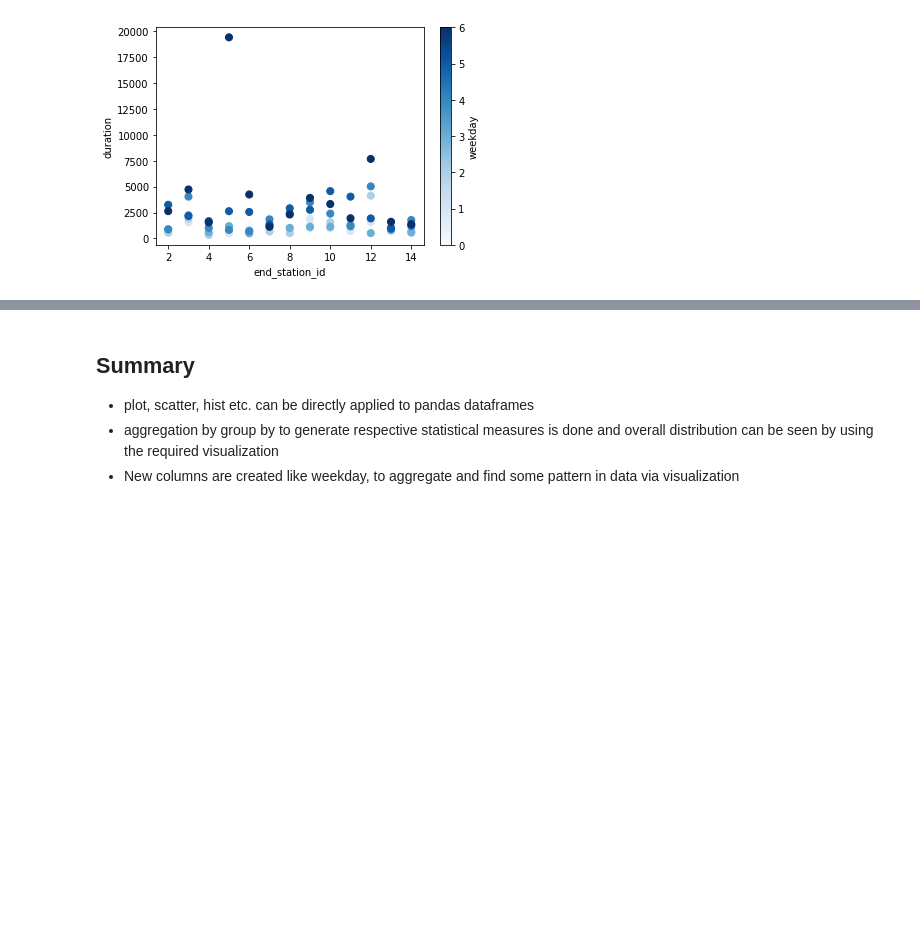
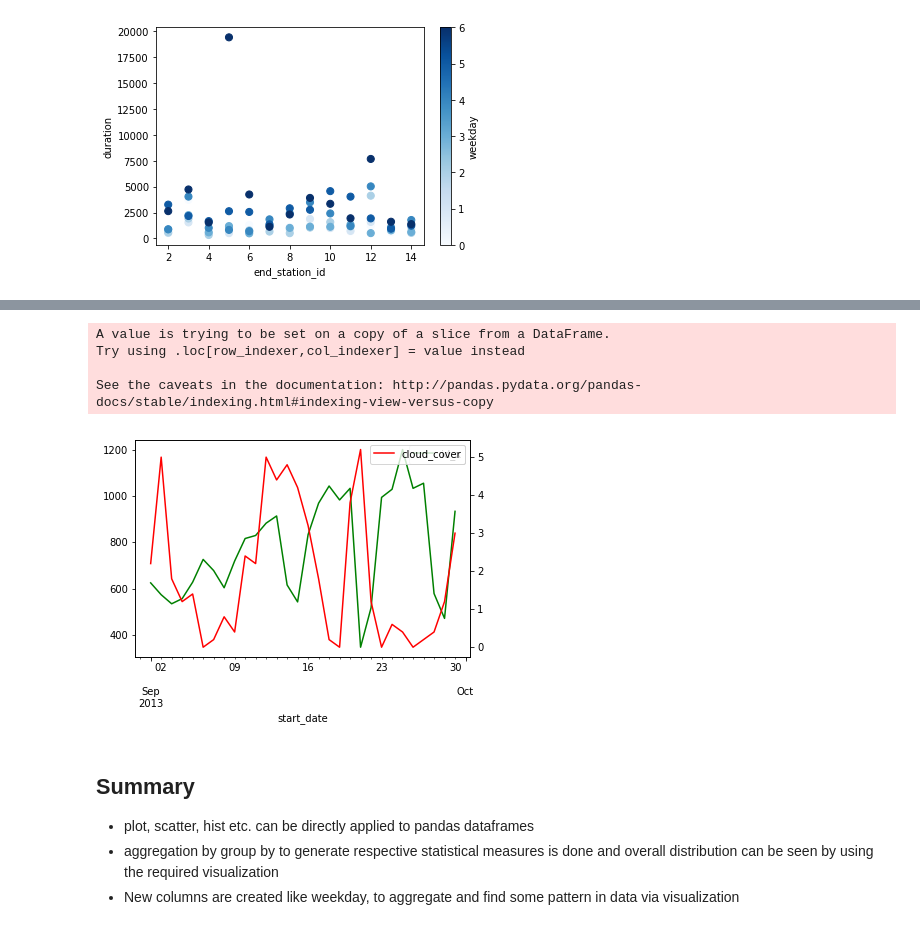
Before and after one commit to raghothams/scaling-pandas, a Jupyter notebook: Visualization.ipynb, the cells around one changed output, grey strips where cells are left out. Drawn from its saved outputs; the diff is of its cells as text; code cells hidden in the pictures; blank space fills up the shorter version.

Commit message:
added visualizaton and merge

```diff
--- a/Visualization.ipynb
+++ b/Visualization.ipynb
@@ -181,0 +182,2 @@ plt.show()
+# %%
+df_merge = pd.read_csv('df_merge.csv')
@@ -182,3 +210,26 @@ plt.show()
+# %%
+# aggregate data
+df_agg= df_merge.groupby('start_date').agg({'id_x':'count','mean_temperature_f':'mean','cloud_cover':'mean'}).reset_index()
+# filter for dates
+df_filter = df_agg[(df_agg['start_date']<='2013-09-30')&(df_agg['start_date']>='2013-09-01')]
+# explicit typecast
+df_filter['start_date'] = pd.to_datetime(df_filter['start_date'])
+# %% [output]
+A value is trying to be set on a copy of a slice from a DataFrame.
+Try using .loc[row_indexer,col_indexer] = value instead
+
+See the caveats in the documentation: http://pandas.pydata.org/pandas-docs/stable/indexing.html#indexing-view-versus-copy
+# %%
+# to observe any trend between cloud cover and number of trips across start dates ,
+# we plot with different scales in y-axis of same fig
+fig, ax1 = plt.subplots()
+ax2 = ax1.twinx()
+df_filter.plot(kind='line',x='start_date', y='id_x', ax=ax1,c='g')
+df_filter.plot(kind='line',x='start_date', y='cloud_cover',ax=ax2,c='r')
+
+plt.show()
+# %% [output]
+[figure, added]
 # %% [markdown]
 ## Summary
 - plot, scatter, hist etc. can be directly applied to pandas dataframes
```
Also changed, not shown: parts of 13 cells of this notebook, 1 other file.
